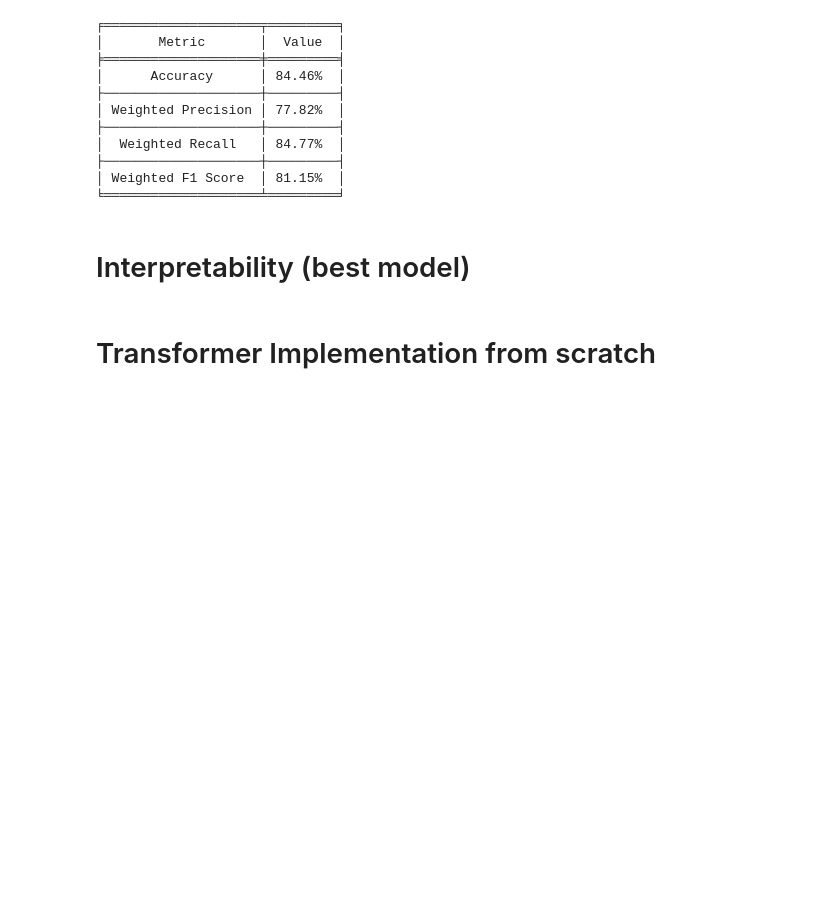
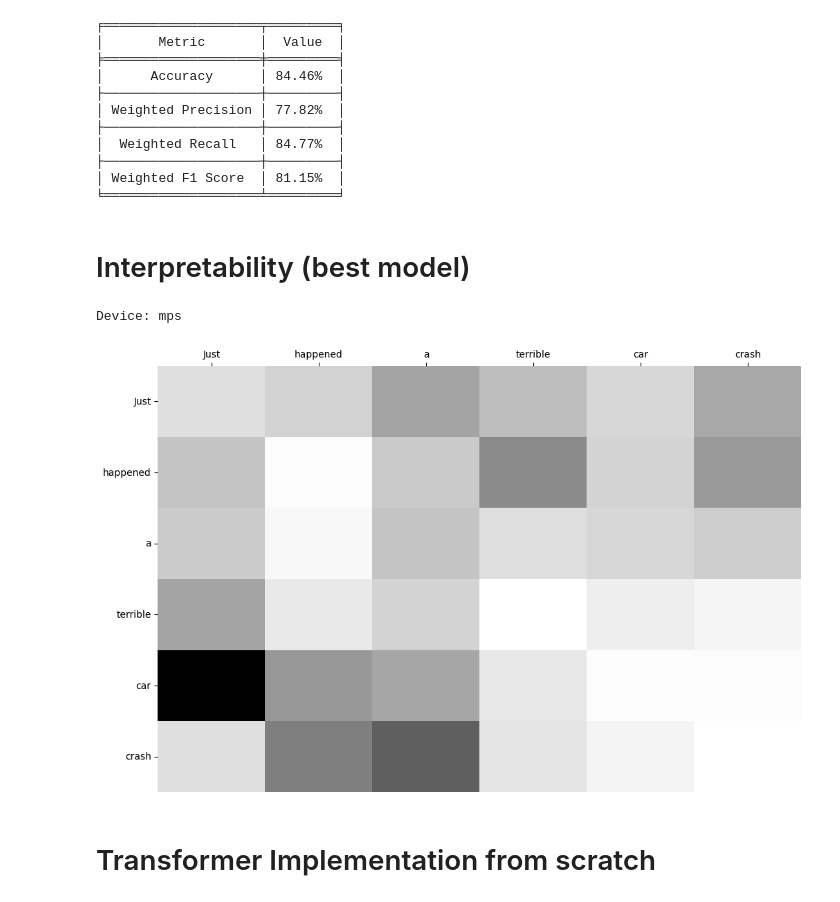
Before and after one commit to LuisPHenriques/TAAC-Project, a Jupyter notebook: NLP Project/notebook.ipynb, the cells around one changed output. Drawn from its saved outputs; the diff is of its cells as text; code cells hidden in the pictures; blank space fills up the shorter version.

Commit message:
Attention maps implemented

```diff
--- a/NLP Project/notebook.ipynb
+++ b/NLP Project/notebook.ipynb
@@ -2001,6 +1990,14 @@ ComputeClassificationMetrics(y_true, y_hat)
 ╘════════════════════╧═════════╛
 # %% [markdown]
 # Interpretability (best model)
+# %%
+# Load the BERTweet model saved locally
+BERTweetbase_8115f1 = torch.load('/Users/luish/Desktop/BERTweetbase_0.8115f1.pt')
+# %%
+ComputeAttentionMaps(dataset = TestDataset, model = BERTweetbase_8115f1, input_id = 0, num_head = 0)
+# %% [output]
+Device: mps
+[figure, added]
 # %% [markdown]
 # Transformer Implementation from scratch
 # %%
```
Also changed, not shown: parts of 8 cells of this notebook.
